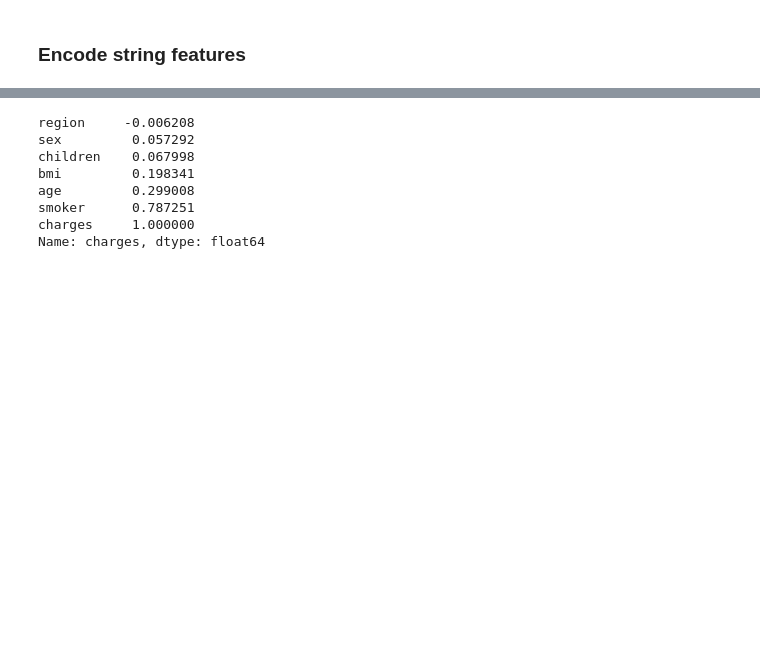
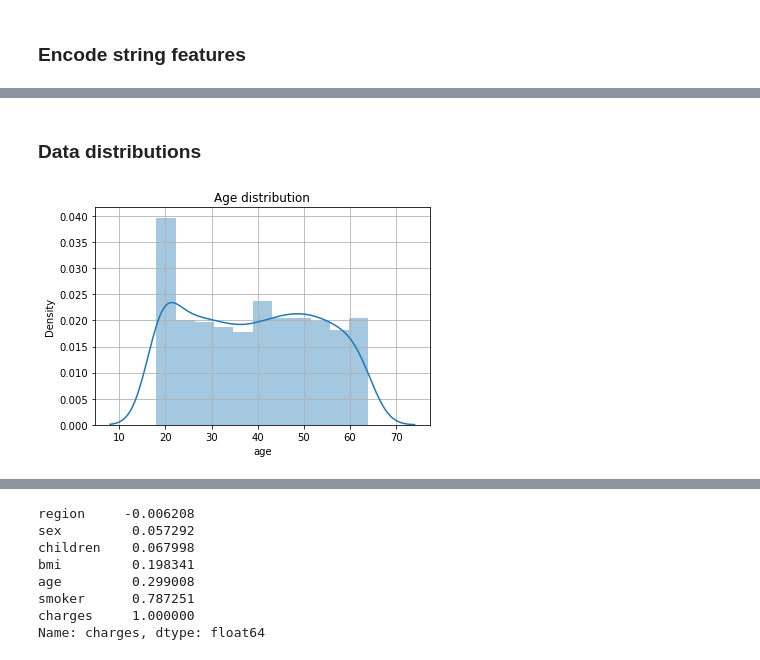
Before and after one commit to TomeCarvalho/TAA_P1, a Jupyter notebook: analise.ipynb, the cells around one changed output, grey strips where cells are left out. Drawn from its saved outputs; the diff is of its cells as text; code cells hidden in the pictures; blank space fills up the shorter version.

```diff
--- a/analise.ipynb
+++ b/analise.ipynb
@@ -58,0 +66,9 @@ data.region = le.transform(data.region)
+# %% [markdown]
+### Data distributions
+# %%
+pl.figure()
+pl.title("Age distribution")
+pl.grid()
+ax = sns.distplot(data["age"])
+# %% [output]
+[figure, added]
```
Also changed, not shown: parts of 8 cells of this notebook.
